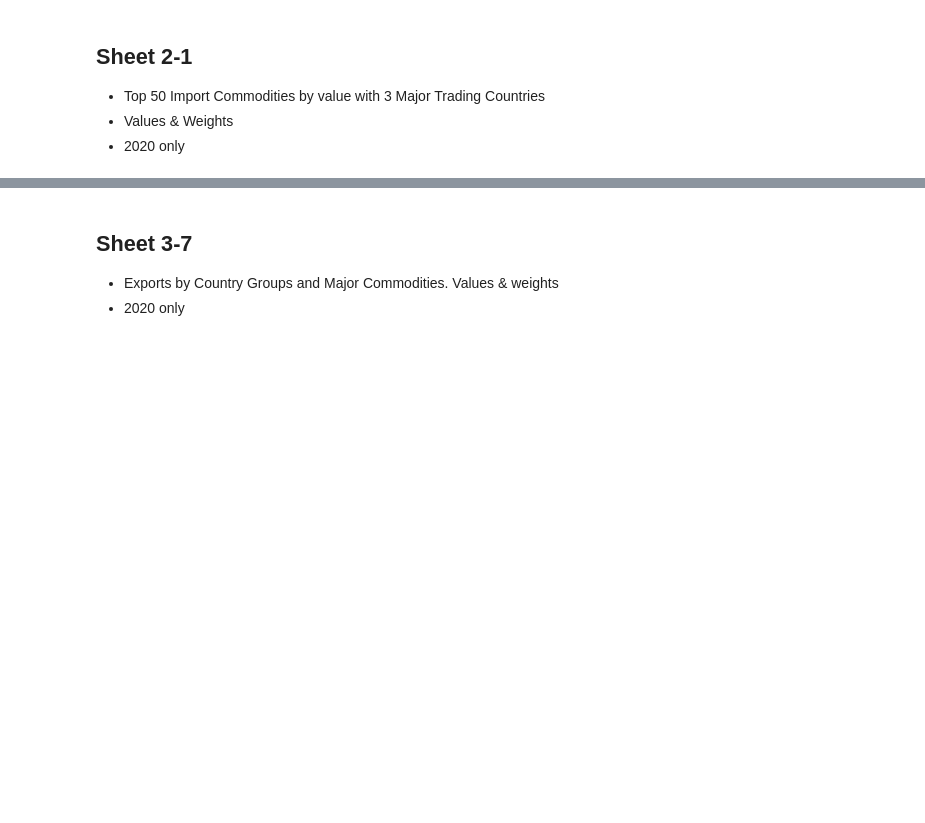
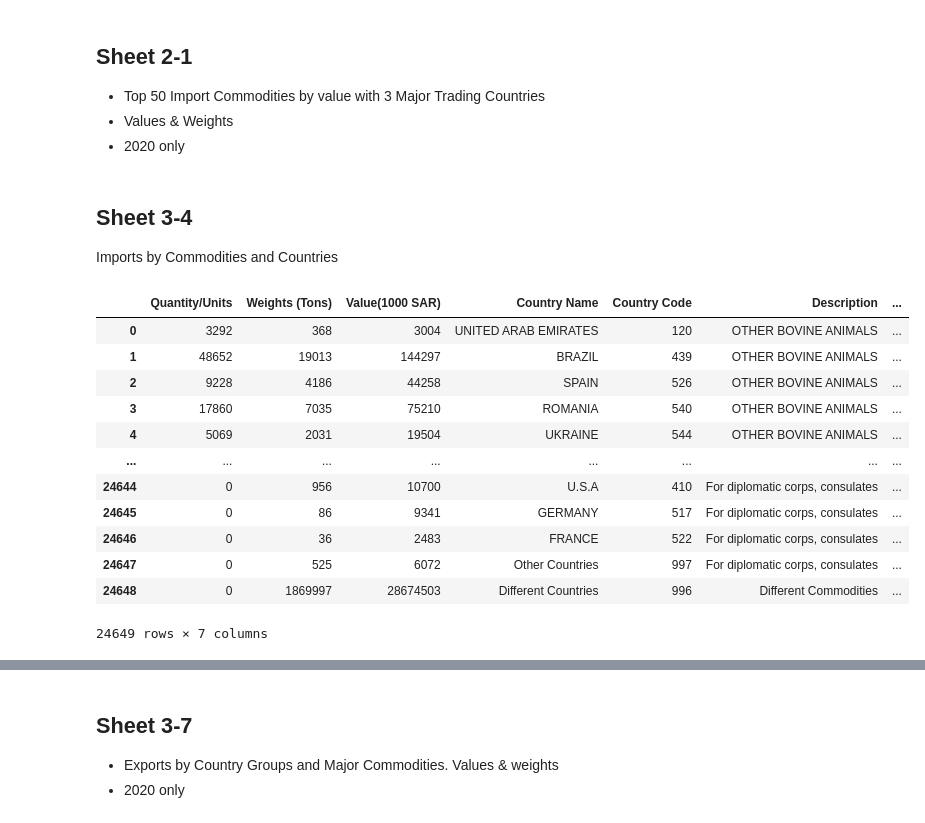
Before and after one commit to Aabusabaeen/Capstone-Project, a Jupyter notebook: 2020_Data_Cleaned.ipynb, the cells around one changed output, grey strips where cells are left out. Saved outputs shown, nothing was run; the diff lists cells and outputs as text; code cells hidden in the pictures; blank space fills up the shorter version.

```diff
--- a/2020_Data_Cleaned.ipynb
+++ b/2020_Data_Cleaned.ipynb
@@ -282,3 +343,27 @@ plt.show()
 - Top 50 Import Commodities by value with 3 Major Trading Countries
 - Values & Weights
 - 2020 only
+# %% [markdown]
+## Sheet 3-4
+
+Imports by Commodities and Countries
+# %%
+Imports_commodityCountry = pd.read_csv('Cleaned_Data/Trading2020_3-4_clean.csv')
+# %%
+Imports_commodityCountry.drop('Unnamed: 0', axis=1, inplace=True)
+# %%
+Imports_commodityCountry
+# %% [output]
+|  | Quantity/Units | Weights (Tons) | Value(1000 SAR) | Country Name | Country Code | Description | ... |
+| 0 | 3292 | 368 | 3004 | UNITED ARAB EMIRATES | 120 | OTHER BOVINE ANIMALS | ... |
+| 1 | 48652 | 19013 | 144297 | BRAZIL | 439 | OTHER BOVINE ANIMALS | ... |
+| 2 | 9228 | 4186 | 44258 | SPAIN | 526 | OTHER BOVINE ANIMALS | ... |
+| 3 | 17860 | 7035 | 75210 | ROMANIA | 540 | OTHER BOVINE ANIMALS | ... |
+| 4 | 5069 | 2031 | 19504 | UKRAINE | 544 | OTHER BOVINE ANIMALS | ... |
+| ... | ... | ... | ... | ... | ... | ... | ... |
+| 24644 | 0 | 956 | 10700 | U.S.A | 410 | For diplomatic corps, consulates | ... |
+| 24645 | 0 | 86 | 9341 | GERMANY | 517 | For diplomatic corps, consulates | ... |
+| 24646 | 0 | 36 | 2483 | FRANCE | 522 | For diplomatic corps, consulates | ... |
+| 24647 | 0 | 525 | 6072 | Other Countries | 997 | For diplomatic corps, consulates | ... |
+| 24648 | 0 | 1869997 | 28674503 | Different Countries | 996 | Different Commodities | ... |
+24649 rows × 7 columns
```
Also changed, not shown: parts of 14 cells of this notebook, 34 other files.
